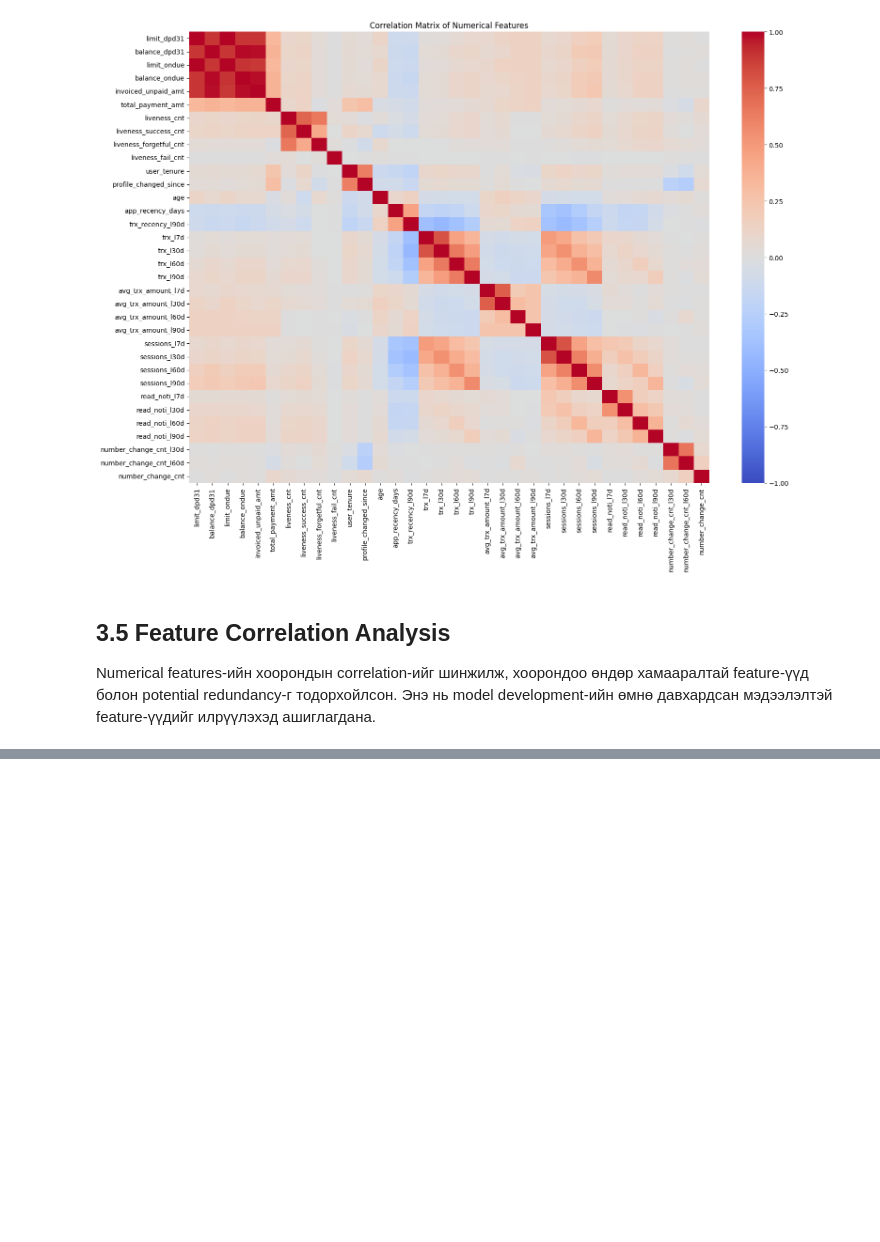
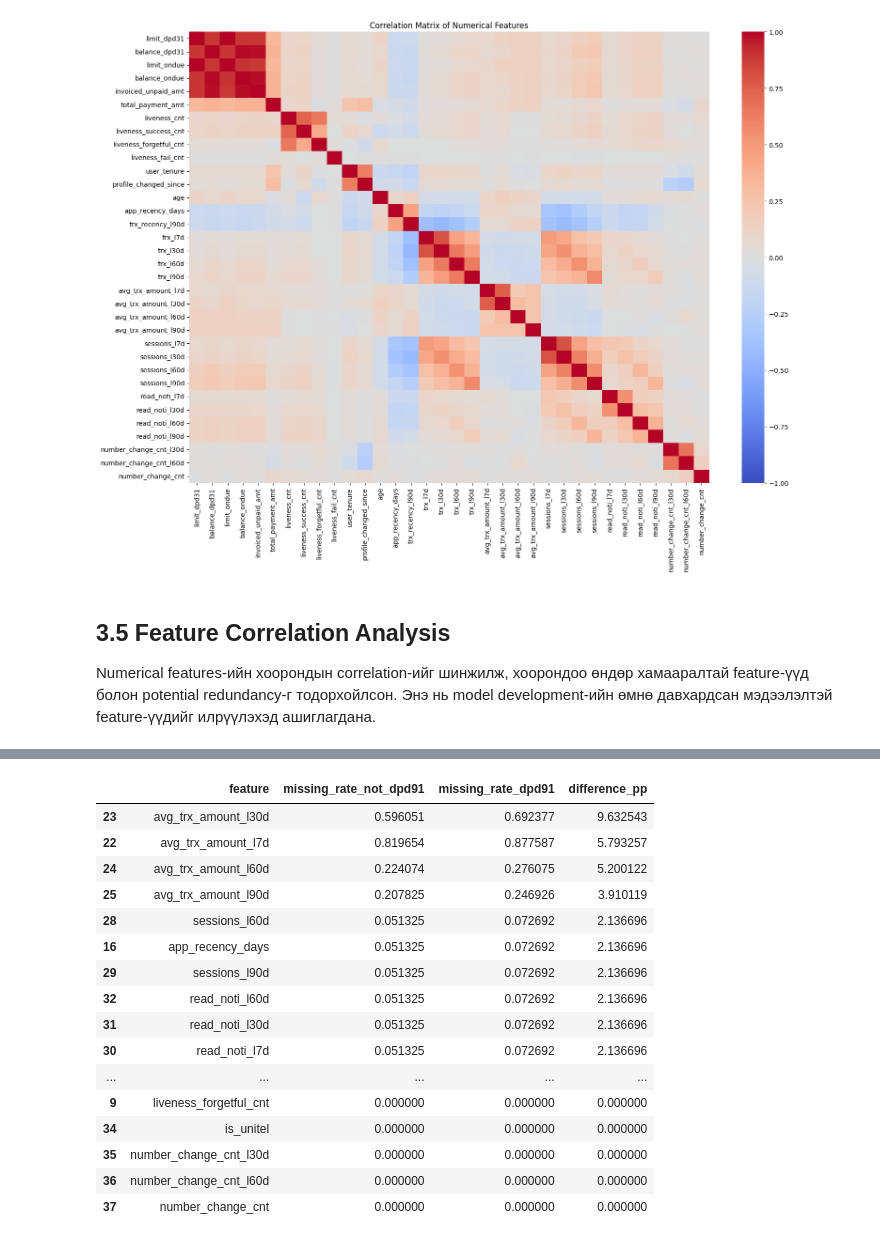
Before and after one commit to Khishigjargal42/toki_ds_task, a Jupyter notebook: notebooks/01_Toki_DPD91_Model.ipynb, the cells around one changed output, grey strips where cells are left out. Cells and saved outputs as stored; diff of their text form; code cells hidden in the pictures; blank space fills up the shorter version.

Commit message:
feature relationship with target

```diff
--- a/notebooks/01_Toki_DPD91_Model.ipynb
+++ b/notebooks/01_Toki_DPD91_Model.ipynb
@@ -1592,0 +1632,12 @@ feature-үүдийг илрүүлэхэд ашиглагдана.
+# %%
+# Compare numerical features between DPD91 classes
+
+labeled_data = user_list[user_list["is_dpd_91"].notna()].copy()
+
+numeric_target_summary = (
+    labeled_data
+    .groupby("is_dpd_91")[numeric_features]
+    .agg(["median", "mean"])
+)
+
+numeric_target_summary
@@ -1592,0 +1748,55 @@ feature-үүдийг илрүүлэхэд ашиглагдана.
+# %%
+# Compare missing rates between target classes
+
+missing_target_comparison = []
+
+for feature in feature_cols:
+    not_dpd_missing = (
+        labeled_data.loc[
+            labeled_data["is_dpd_91"] == 0,
+            feature
+        ].isna().mean()
+    )
+
+    dpd91_missing = (
+        labeled_data.loc[
+            labeled_data["is_dpd_91"] == 1,
+            feature
+        ].isna().mean()
+    )
+
+    missing_target_comparison.append({
+        "feature": feature,
+        "missing_rate_not_dpd91": not_dpd_missing,
+        "missing_rate_dpd91": dpd91_missing,
+        "difference_pp": (dpd91_missing - not_dpd_missing) * 100
+    })
+
+missing_target_comparison = (
+    pd.DataFrame(missing_target_comparison)
+    .sort_values(
+        "difference_pp",
+        key=abs,
+        ascending=False
+    )
+)
+
+missing_target_comparison
+# %% [output]
+|  | feature | missing_rate_not_dpd91 | missing_rate_dpd91 | difference_pp |
+| 23 | avg_trx_amount_l30d | 0.596051 | 0.692377 | 9.632543 |
+| 22 | avg_trx_amount_l7d | 0.819654 | 0.877587 | 5.793257 |
+| 24 | avg_trx_amount_l60d | 0.224074 | 0.276075 | 5.200122 |
+| 25 | avg_trx_amount_l90d | 0.207825 | 0.246926 | 3.910119 |
+| 28 | sessions_l60d | 0.051325 | 0.072692 | 2.136696 |
+| 16 | app_recency_days | 0.051325 | 0.072692 | 2.136696 |
+| 29 | sessions_l90d | 0.051325 | 0.072692 | 2.136696 |
+| 32 | read_noti_l60d | 0.051325 | 0.072692 | 2.136696 |
+| 31 | read_noti_l30d | 0.051325 | 0.072692 | 2.136696 |
+| 30 | read_noti_l7d | 0.051325 | 0.072692 | 2.136696 |
+| ... | ... | ... | ... | ... |
+| 9 | liveness_forgetful_cnt | 0.000000 | 0.000000 | 0.000000 |
+| 34 | is_unitel | 0.000000 | 0.000000 | 0.000000 |
+| 35 | number_change_cnt_l30d | 0.000000 | 0.000000 | 0.000000 |
+| 36 | number_change_cnt_l60d | 0.000000 | 0.000000 | 0.000000 |
+| 37 | number_change_cnt | 0.000000 | 0.000000 | 0.000000 |
```
Also changed, not shown: parts of 8 cells of this notebook.
